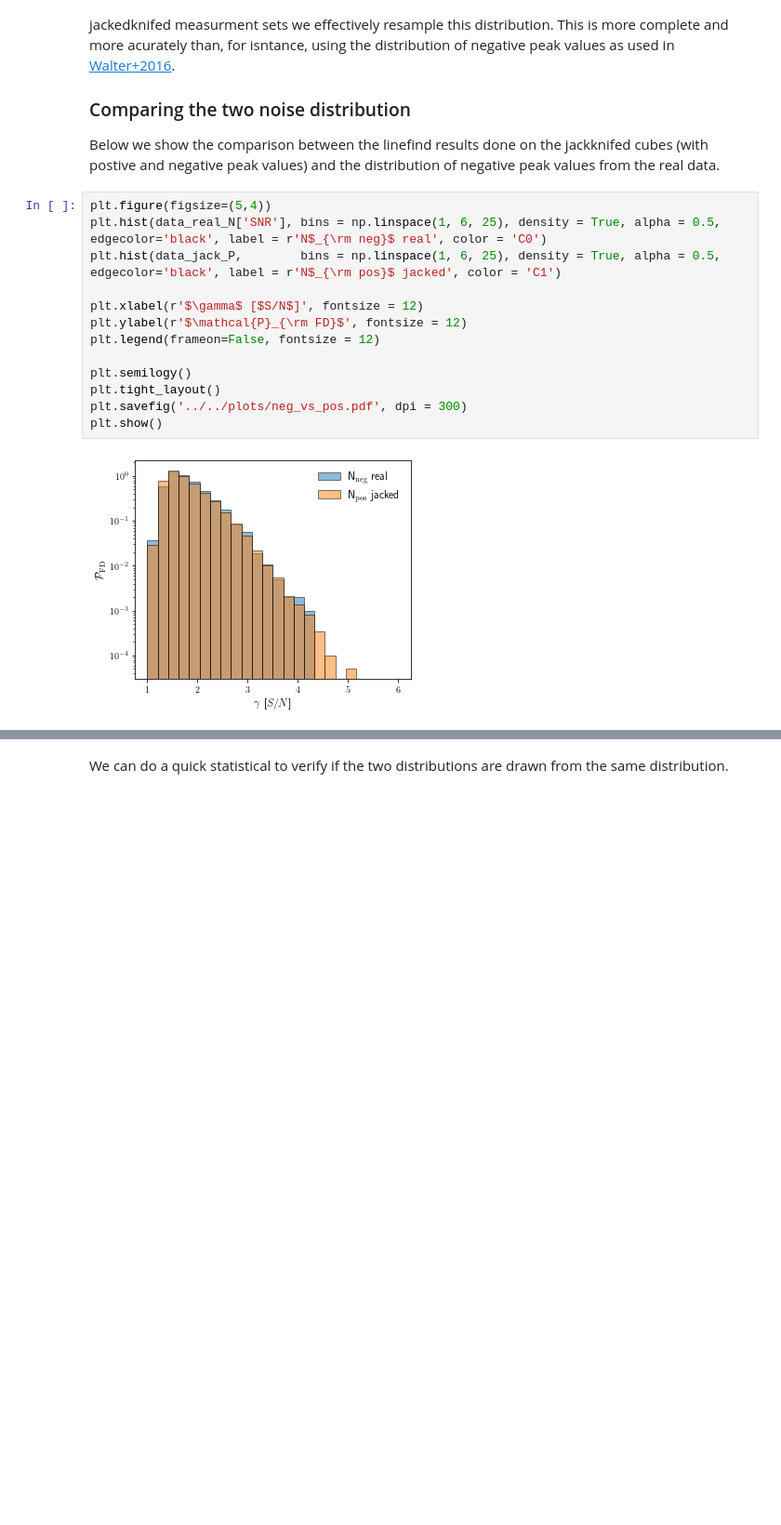
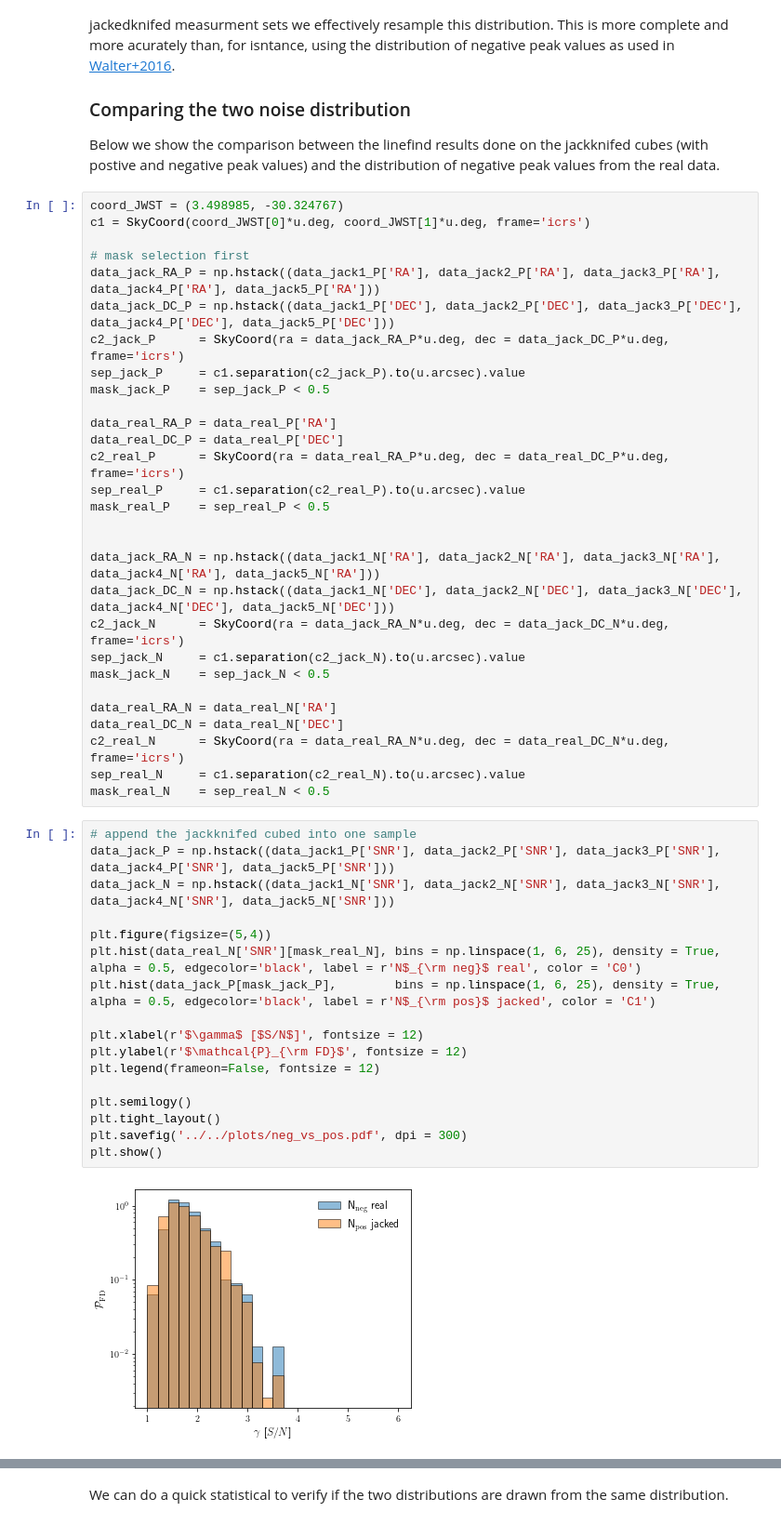
Before and after one commit to Joshiwavm/jackknify, a Jupyter notebook: docs/notebooks/HowToLineFind.ipynb, the cells around one changed output, grey strips where cells are left out. Shown: that part at 93% size. Saved outputs shown, nothing was run; the diff lists cells and outputs as text; blank space fills up the shorter version.

```diff
--- a/docs/notebooks/HowToLineFind.ipynb
+++ b/docs/notebooks/HowToLineFind.ipynb
@@ -81,18 +78,51 @@ As explained in [Vio & Andreani 2016](https://arxiv.org/abs/1602.02392), the und
 
 ### Comparing the two noise distribution
 Below we show the comparison between the linefind results done on the jackknifed cubes (with postive and negative peak values) and the distribution of negative peak values from the real data.
+# %%
+coord_JWST = (3.498985, -30.324767)
+c1 = SkyCoord(coord_JWST[0]*u.deg, coord_JWST[1]*u.deg, frame='icrs')
+
+# mask selection first
+data_jack_RA_P = np.hstack((data_jack1_P['RA'], data_jack2_P['RA'], data_jack3_P['RA'], data_jack4_P['RA'], data_jack5_P['RA']))
+data_jack_DC_P = np.hstack((data_jack1_P['DEC'], data_jack2_P['DEC'], data_jack3_P['DEC'], data_jack4_P['DEC'], data_jack5_P['DEC']))
+c2_jack_P      = SkyCoord(ra = data_jack_RA_P*u.deg, dec = data_jack_DC_P*u.deg, frame='icrs')
+sep_jack_P     = c1.separation(c2_jack_P).to(u.arcsec).value
+mask_jack_P    = sep_jack_P < 0.5
+
+data_real_RA_P = data_real_P['RA']
+data_real_DC_P = data_real_P['DEC']
+c2_real_P      = SkyCoord(ra = data_real_RA_P*u.deg, dec = data_real_DC_P*u.deg, frame='icrs')
+sep_real_P     = c1.separation(c2_real_P).to(u.arcsec).value
+mask_real_P    = sep_real_P < 0.5
+
+
+data_jack_RA_N = np.hstack((data_jack1_N['RA'], data_jack2_N['RA'], data_jack3_N['RA'], data_jack4_N['RA'], data_jack5_N['RA']))
+data_jack_DC_N = np.hstack((data_jack1_N['DEC'], data_jack2_N['DEC'], data_jack3_N['DEC'], data_jack4_N['DEC'], data_jack5_N['DEC']))
+c2_jack_N      = SkyCoord(ra = data_jack_RA_N*u.deg, dec = data_jack_DC_N*u.deg, frame='icrs')
+sep_jack_N     = c1.separation(c2_jack_N).to(u.arcsec).value
+mask_jack_N    = sep_jack_N < 0.5
+
+data_real_RA_N = data_real_N['RA']
+data_real_DC_N = data_real_N['DEC']
+c2_real_N      = SkyCoord(ra = data_real_RA_N*u.deg, dec = data_real_DC_N*u.deg, frame='icrs')
+sep_real_N     = c1.separation(c2_real_N).to(u.arcsec).value
+mask_real_N    = sep_real_N < 0.5
 # %%
+# append the jackknifed cubed into one sample
+data_jack_P = np.hstack((data_jack1_P['SNR'], data_jack2_P['SNR'], data_jack3_P['SNR'], data_jack4_P['SNR'], data_jack5_P['SNR']))
+data_jack_N = np.hstack((data_jack1_N['SNR'], data_jack2_N['SNR'], data_jack3_N['SNR'], data_jack4_N['SNR'], data_jack5_N['SNR']))
+
 plt.figure(figsize=(5,4))
-plt.hist(data_real_N['SNR'], bins = np.linspace(1, 6, 25), density = True, alpha = 0.5, edgecolor='black', label = r'N$_{\rm neg}$ real', color = 'C0')
-plt.hist(data_jack_P,        bins = np.linspace(1, 6, 25), density = True, alpha = 0.5, edgecolor='black', label = r'N$_{\rm pos}$ jacked', color = 'C1')
+plt.hist(data_real_N['SNR'][mask_real_N], bins = np.linspace(1, 6, 25), density = True, alpha = 0.5, edgecolor='black', label = r'N$_{\rm neg}$ real', color = 'C0')
+plt.hist(data_jack_P[mask_jack_P],        bins = np.linspace(1, 6, 25), density = True, alpha = 0.5, edgecolor='black', label = r'N$_{\rm pos}$ jacked', color = 'C1')
 
 plt.xlabel(r'$\gamma$ [$S/N$]', fontsize = 12)
 plt.ylabel(r'$\mathcal{P}_{\rm FD}$', fontsize = 12)
 plt.legend(frameon=False, fontsize = 12)
 
 plt.semilogy()
 plt.tight_layout()
 plt.savefig('../../plots/neg_vs_pos.pdf', dpi = 300)
 plt.show()
 # %% [output]
-[figure, old version]
+[figure, new version]
```
Also changed, not shown: parts of 24 cells of this notebook, 3 other files.
